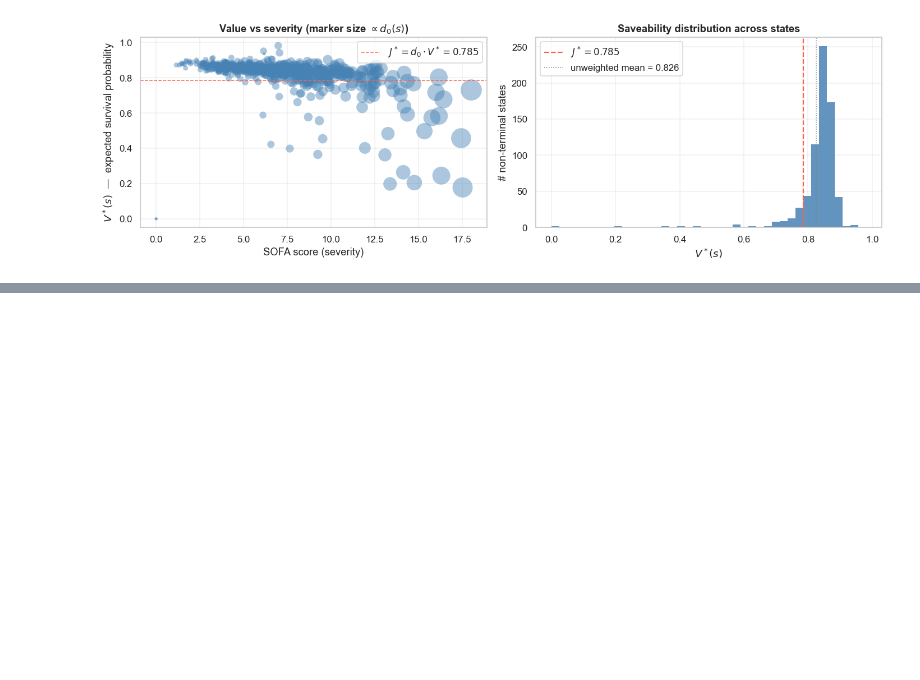
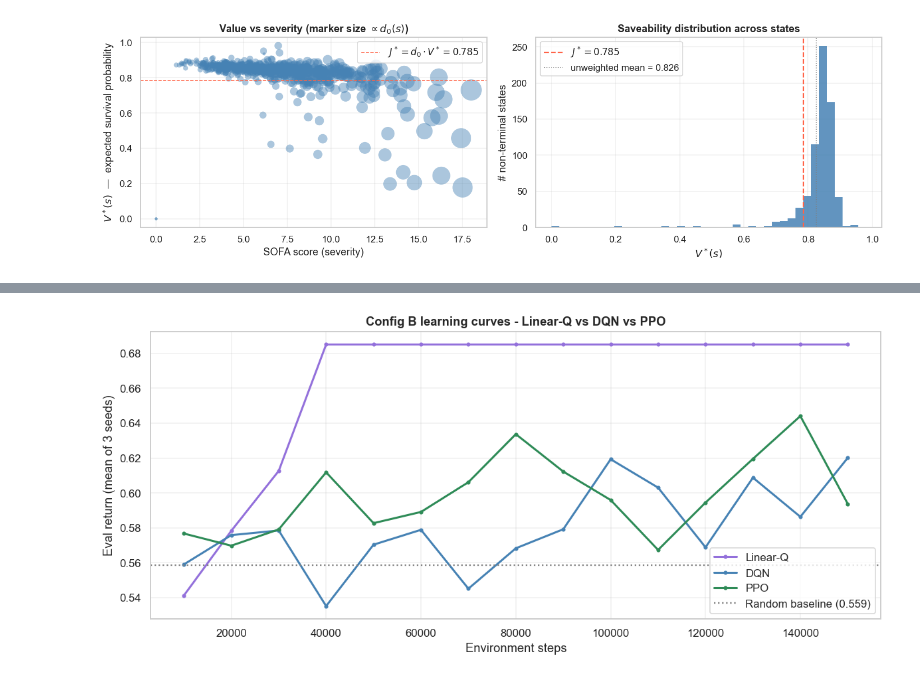
Before and after one commit to SamuelBraun/reinforcement-learning-sepsis, a Jupyter notebook: rl_sepsis_project.ipynb, the cells around one changed output, grey strips where cells are left out. Saved outputs shown, nothing was run; the diff lists cells and outputs as text; code cells hidden in the pictures; blank space fills up the shorter version.

```diff
--- a/rl_sepsis_project.ipynb
+++ b/rl_sepsis_project.ipynb
@@ -1261,0 +1853,29 @@ ContinuousICUSepsisEnv
+# %%
+def mean_curve(runs):
+    curve_list = []
+    for run in runs:
+        curve_list.append(run['snapshot_returns'])
+    stack = np.vstack(curve_list)
+    out = stack.mean(axis=0)
+    return out
+
+
+linq_curve = mean_curve(linq_runs)
+dqn_curve = mean_curve(dqn_runs)
+ppo_curve = mean_curve(ppo_runs)
+
+fig, ax = plt.subplots(figsize=(11, 5))
+ax.plot(linq_runs[0]['snapshot_steps'], linq_curve, color='mediumpurple', linewidth=2.0, marker='o', markersize=3, label='Linear-Q')
+ax.plot(dqn_runs[0]['snapshot_steps'], dqn_curve, color='steelblue', linewidth=2.0, marker='o', markersize=3, label='DQN')
+ax.plot(ppo_runs[0]['snapshot_steps'], ppo_curve, color='seagreen', linewidth=2.0, marker='o', markersize=3, label='PPO')
+ax.axhline(clinical_rand_mean, color='gray', linestyle=':', linewidth=1.5, label=f'Random baseline ({clinical_rand_mean:.3f})')
+ax.set_xlabel('Environment steps')
+ax.set_ylabel('Eval return (mean of 3 seeds)')
+ax.set_title('Config B learning curves - Linear-Q vs DQN vs PPO', fontweight='bold')
+ax.legend(loc='lower right')
+ax.grid(True, alpha=0.3)
+plt.tight_layout()
+plt.savefig(f'{PLOTS_DIR}/configB_learning_curves.png', bbox_inches='tight')
+plt.show()
+# %% [output]
+[figure, added]
```
Also changed, not shown: parts of 72 cells of this notebook, 18 other files.
